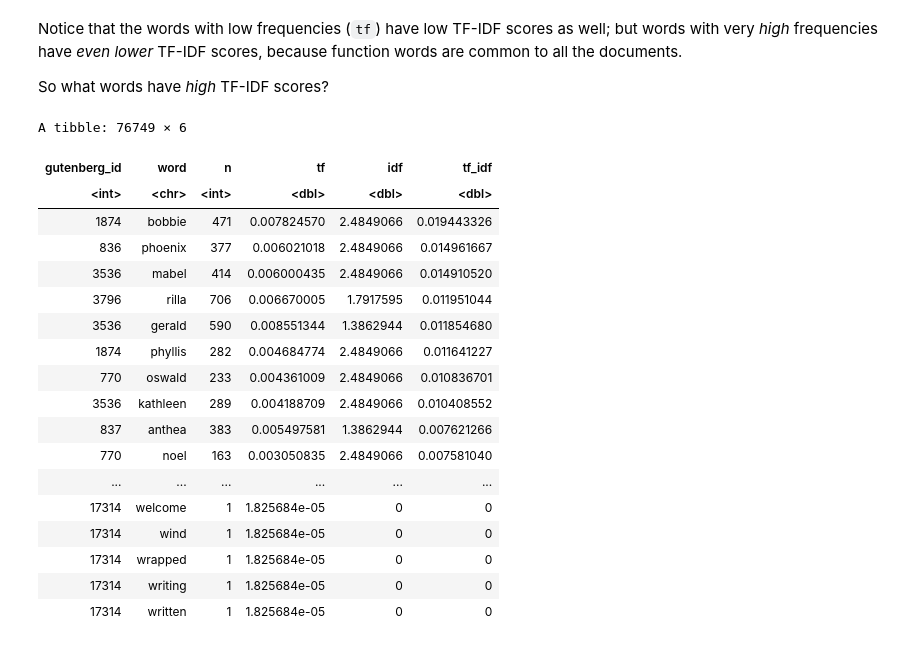
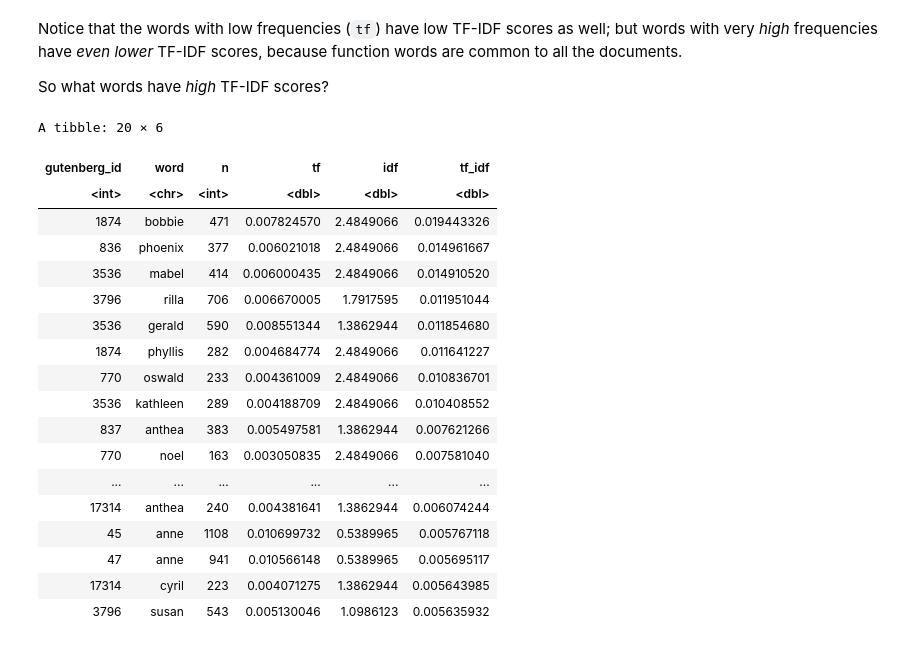
Before and after one commit to cwf2/rostock_r, a Jupyter notebook: 4 - Words.ipynb, the cells around one changed output. Cells and saved outputs as stored; diff of their text form; code cells hidden in the pictures.

```diff
--- a/4 - Words.ipynb
+++ b/4 - Words.ipynb
@@ -258,7 +273,7 @@ tibble [104,478 × 2] (S3: tbl_df/tbl/data.frame)
 The corpus now has over 100,000 lines of text! Next, we'll tokenize into words:
 # %%
 corpus_words <- corpus_lines %>%
-    unnest_tokens(word, text)
+    unnest_tokens(output=word, input=text)
 # %%
 str(corpus_words)
 # %% [output]
@@ -592,25 +692,27 @@ Notice that the words with low frequencies (`tf`) have low TF-IDF scores as well
 
 So what words have *high* TF-IDF scores?
 # %%
-freq_by_book %>% arrange(desc(tf_idf))
+freq_by_book %>%
+    arrange(desc(tf_idf)) %>%
+    head(n=20)
 # %% [output]
-A tibble: 76749 × 6
+A tibble: 20 × 6
 | gutenberg_id | word | n | tf | idf | tf_idf |
 | <int> | <chr> | <int> | <dbl> | <dbl> | <dbl> |
 | 1874 | bobbie | 471 | 0.007824570 | 2.4849066 | 0.019443326 |
 | 836 | phoenix | 377 | 0.006021018 | 2.4849066 | 0.014961667 |
 | 3536 | mabel | 414 | 0.006000435 | 2.4849066 | 0.014910520 |
 | 3796 | rilla | 706 | 0.006670005 | 1.7917595 | 0.011951044 |
 | 3536 | gerald | 590 | 0.008551344 | 1.3862944 | 0.011854680 |
 | 1874 | phyllis | 282 | 0.004684774 | 2.4849066 | 0.011641227 |
 | 770 | oswald | 233 | 0.004361009 | 2.4849066 | 0.010836701 |
 | 3536 | kathleen | 289 | 0.004188709 | 2.4849066 | 0.010408552 |
 | 837 | anthea | 383 | 0.005497581 | 1.3862944 | 0.007621266 |
 | 770 | noel | 163 | 0.003050835 | 2.4849066 | 0.007581040 |
 | ... | ... | ... | ... | ... | ... |
-| 17314 | welcome | 1 | 1.825684e-05 | 0 | 0 |
-| 17314 | wind | 1 | 1.825684e-05 | 0 | 0 |
-| 17314 | wrapped | 1 | 1.825684e-05 | 0 | 0 |
-| 17314 | writing | 1 | 1.825684e-05 | 0 | 0 |
-| 17314 | written | 1 | 1.825684e-05 | 0 | 0 |
+| 17314 | anthea | 240 | 0.004381641 | 1.3862944 | 0.006074244 |
+| 45 | anne | 1108 | 0.010699732 | 0.5389965 | 0.005767118 |
+| 47 | anne | 941 | 0.010566148 | 0.5389965 | 0.005695117 |
+| 17314 | cyril | 223 | 0.004071275 | 1.3862944 | 0.005643985 |
+| 3796 | susan | 543 | 0.005130046 | 1.0986123 | 0.005635932 |
 # %% [markdown]
```
Also changed, not shown: parts of 33 cells of this notebook, 1 other file.
